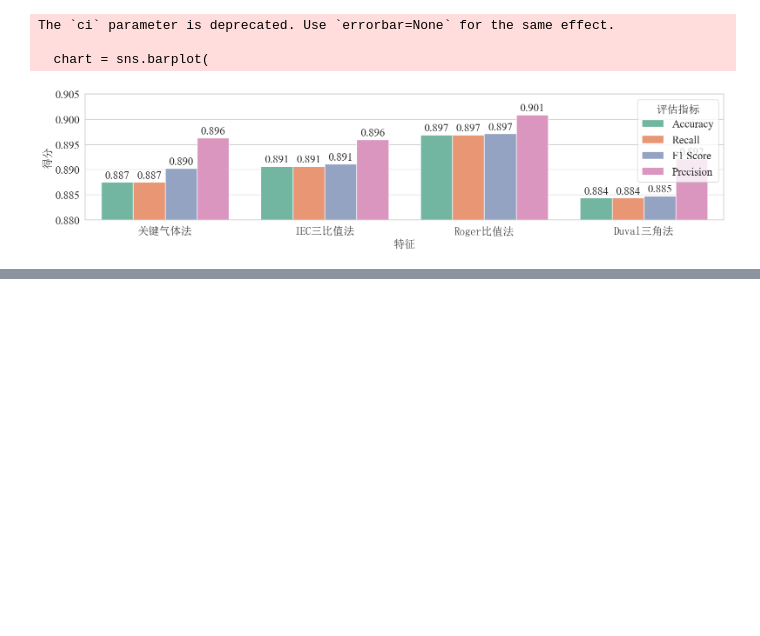
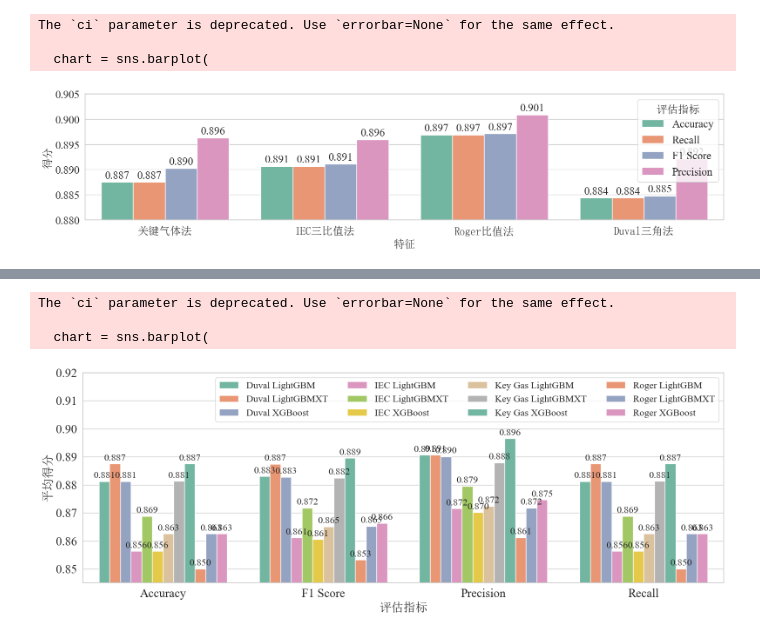
Before and after one commit to Sihan0229/DGA, a Jupyter notebook: Dissolved-Gas-Analysis/figure_show.ipynb, the cells around one changed output, grey strips where cells are left out. Drawn from its saved outputs; the diff is of its cells as text; code cells hidden in the pictures; blank space fills up the shorter version.

```diff
--- a/Dissolved-Gas-Analysis/figure_show.ipynb
+++ b/Dissolved-Gas-Analysis/figure_show.ipynb
@@ -130,0 +279,75 @@ The `ci` parameter is deprecated. Use `errorbar=None` for the same effect.
+# %%
+import matplotlib.pyplot as plt
+import seaborn as sns
+import pandas as pd
+from matplotlib.font_manager import FontProperties
+
+# 设置字体
+font_cn = FontProperties(fname=r"C:\Windows\Fonts\simsun.ttc", size=20)  # 中文宋体
+font_en = FontProperties(fname=r"C:\Windows\Fonts\times.ttf", size=20)   # Times New Roman
+
+# 构造数据
+data = {
+    '特征': [
+        'Key Gas XGBoost', 'Key Gas LightGBM','Key Gas LightGBMXT',
+        'IEC XGBoost', 'IEC LightGBM', 'IEC LightGBMXT',
+        'Roger XGBoost', 'Roger LightGBM','Roger LightGBMXT',
+        'Duval XGBoost', 'Duval LightGBM','Duval LightGBMXT'
+    ],
+    '模型': [
+        'XGBoost', 'LightGBM','LightGBMXT',
+        'XGBoost', 'LightGBM','LightGBMXT',
+        'XGBoost', 'LightGBM','LightGBMXT',
+        'XGBoost', 'LightGBM','LightGBMXT'
+    ],
+    'Accuracy': [0.8875 ,0.8625 ,0.8813 ,0.8563,0.8563,0.8688,0.8625,0.85,0.8625,0.88125,0.88125,0.8875],
+    'Recall': [0.8875 ,0.8625 ,0.8813 ,0.8563,0.8563,0.8688,0.8625,0.85,0.8625,0.88125,0.88125,0.8875],
+    'F1 Score': [0.8895 ,0.8651 ,0.8824 ,0.8605,0.8611,0.8718,0.8663,0.8532,0.8652,0.8828,0.8830,0.8874],
+    'Precision': [0.8965 ,0.8724 ,0.8879 ,0.8701,0.8715,0.8795,0.8746,0.8612,0.8717,0.8901,0.8906,0.8907]
+}
+
+df = pd.DataFrame(data)
+
+# 转换为适合 seaborn 的长格式
+df_melted = df.melt(id_vars=['特征', '模型'],
+                    value_vars=['Accuracy', 'Recall', 'F1 Score', 'Precision'],
+                    var_name='评估指标', value_name='得分')
+
+# 计算同一评估指标下，每个特征的平均值
+df_avg = df_melted.groupby(['特征', '评估指标'])['得分'].mean().reset_index()
+
+# 设置风格
+sns.set(style="whitegrid")
+
+# 绘图
+plt.figure(figsize=(16, 6))
+chart = sns.barplot(
+    x='评估指标', y='得分', hue='特征',
+    data=df_avg, ci=None, palette='Set2'
+)
+
+# 添加数值标签
+for container in chart.containers:
+    chart.bar_label(container, fmt='%.3f', label_type='edge', fontsize=16, padding=2, fontproperties=font_en)
+
+# 设置标题和标签（中文）
+# plt.title('不同特征方法下的评估指标平均表现', fontsize=18, fontproperties=font_cn)
+plt.xlabel('评估指标', fontsize=20, fontproperties=font_cn)
+plt.ylabel('平均得分', fontsize=20, fontproperties=font_cn)
+plt.ylim(0.845, 0.92)
+
+# 设置图例字体和横向排列
+# legend = plt.legend(prop=font_en, ncol=4, loc='upper right')
+
+legend = plt.legend(prop=FontProperties(fname=r"C:\Windows\Fonts\times.ttf", size=16), ncol=4, loc='upper right')
+legend.get_title().set_fontproperties(font_cn)
+
+plt.xticks(fontproperties=font_en)
+plt.yticks(fontproperties=font_en)
+plt.tight_layout()
+plt.show()
+# %% [output]
+The `ci` parameter is deprecated. Use `errorbar=None` for the same effect.
+
+  chart = sns.barplot(
+[figure, added]
```
Also changed, not shown: parts of 5 cells of this notebook.
